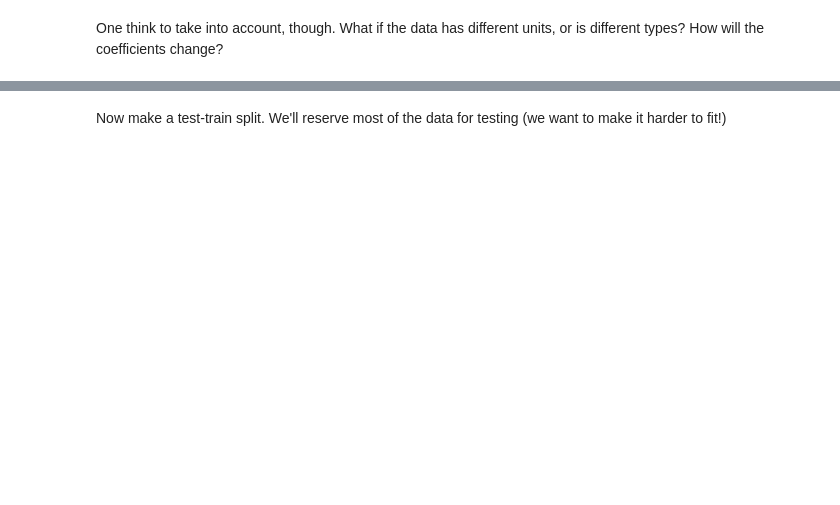
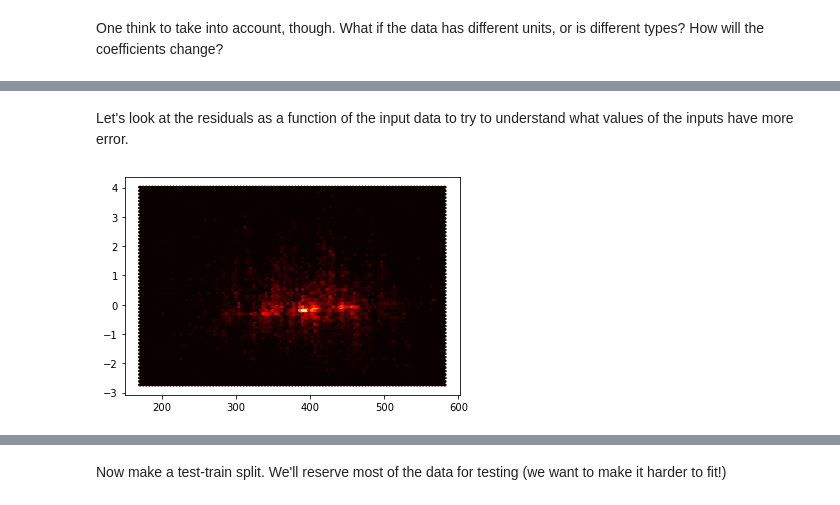
Before and after one commit to icomse/5th_workshop_MachineLearning, a Jupyter notebook: Day_1/Regression_As_ML.ipynb, the cells around one changed output, grey strips where cells are left out. Saved outputs shown, nothing was run; the diff lists cells and outputs as text; code cells hidden in the pictures; blank space fills up the shorter version.

```diff
--- a/Day_1/Regression_As_ML.ipynb
+++ b/Day_1/Regression_As_ML.ipynb
@@ -144,0 +252,7 @@ One think to take into account, though. What if the data has different units, or
+# %% [markdown]
+Let's look at the residuals as a function of the input data to try to understand what values of the inputs have more error.
+# %%
+plt.hexbin(train_X[['mass']],model.predict(train_X)-train_Y,cmap='hot')
+plt.show()
+# %% [output]
+[figure, added]
```
Also changed, not shown: parts of 83 cells of this notebook, 2 other files.
